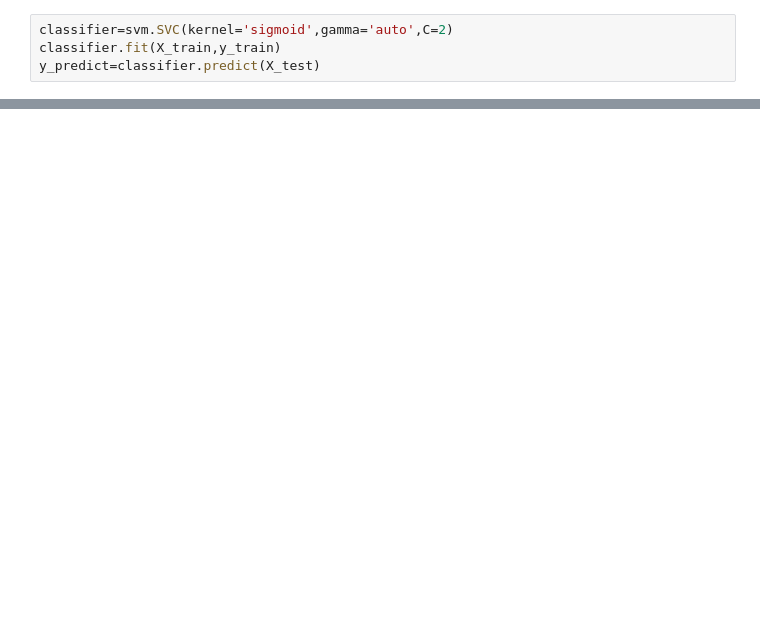
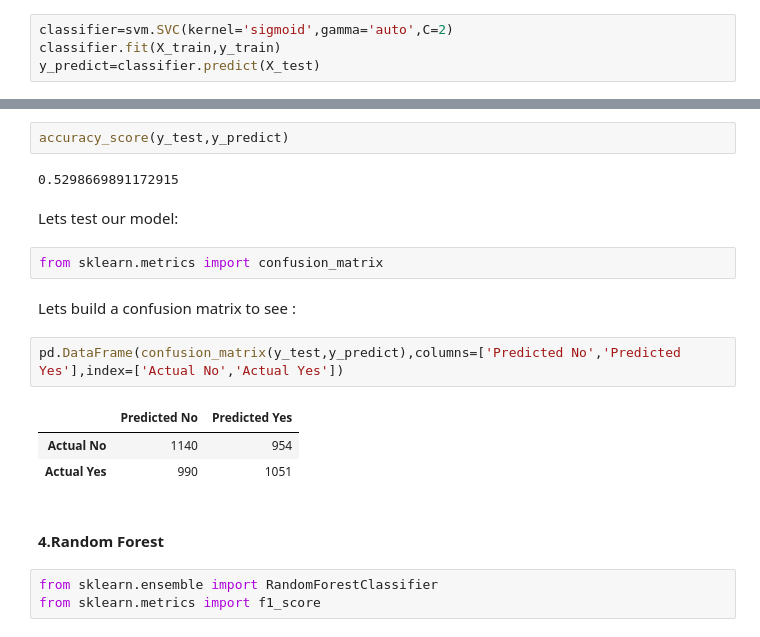
Before and after one commit to pritjee/Springboard, a Jupyter notebook: Fake_Job_prediction_modelling.ipynb, the cells around one changed output, grey strips where cells are left out. Drawn from its saved outputs; the diff is of its cells as text; blank space fills up the shorter version.

```diff
--- a/Fake_Job_prediction_modelling.ipynb
+++ b/Fake_Job_prediction_modelling.ipynb
@@ -854,0 +931,21 @@ Hence we can see the best scores were for the rbf kernel but still the accuracy
+# %%
+accuracy_score(y_test,y_predict)
+# %% [output]
+0.5298669891172915
+# %% [markdown]
+Lets test our model:
+# %%
+from sklearn.metrics import confusion_matrix
+# %% [markdown]
+Lets build a confusion matrix to see :
+# %%
+pd.DataFrame(confusion_matrix(y_test,y_predict),columns=['Predicted No','Predicted Yes'],index=['Actual No','Actual Yes'])
+# %% [output]
+|  | Predicted No | Predicted Yes |
+| Actual No | 1140 | 954 |
+| Actual Yes | 990 | 1051 |
+# %% [markdown]
+#### 4.Random Forest
+# %%
+from sklearn.ensemble import RandomForestClassifier
+from sklearn.metrics import f1_score
```
Also changed, not shown: parts of 55 cells of this notebook.
